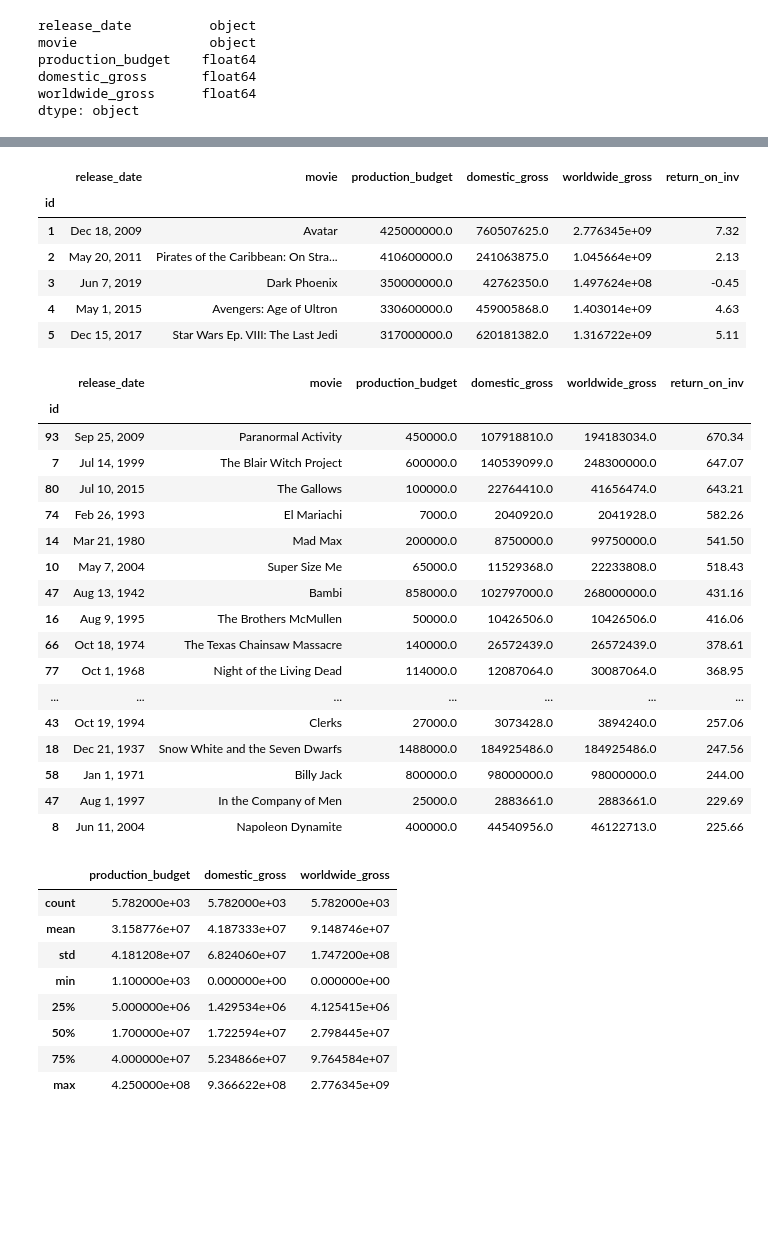
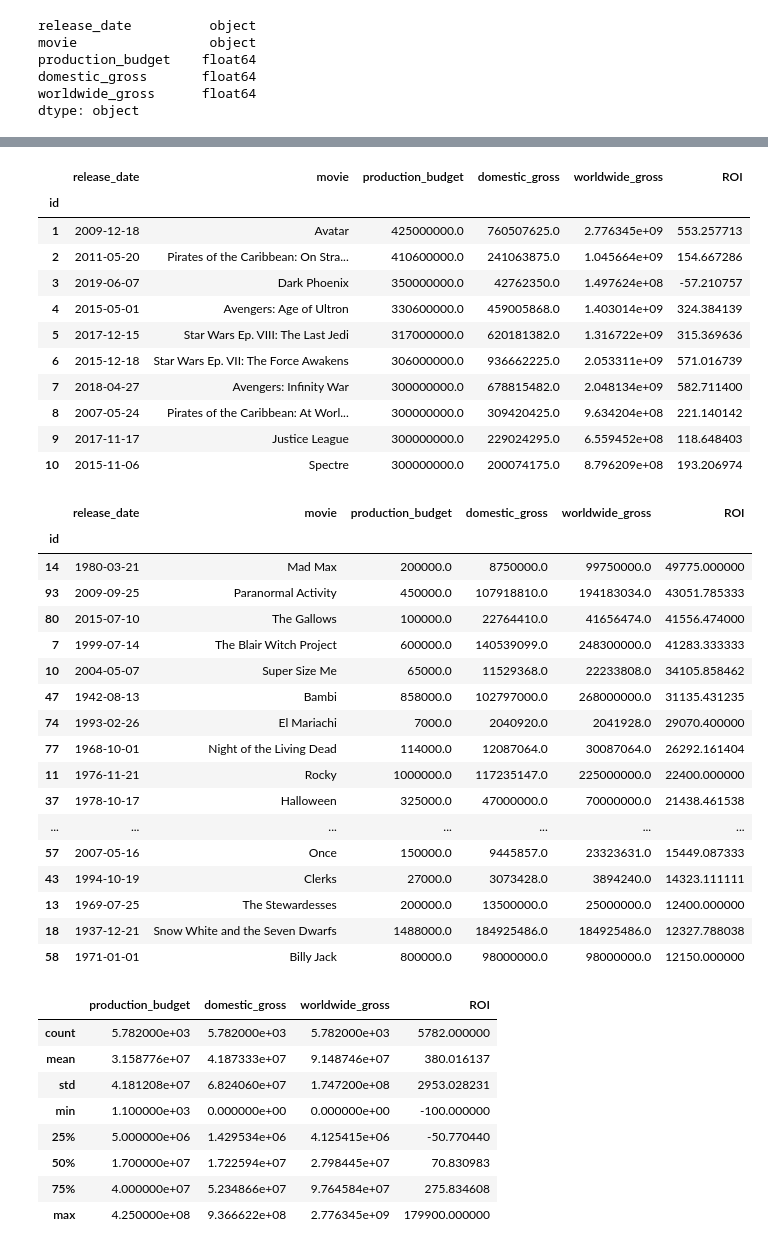
Before and after one commit to paulineKiarie/dsc-phase-1-project-v2-4, a Jupyter notebook: datasets/student.ipynb, the cells around one changed output, grey strips where cells are left out. Cells and saved outputs as stored; diff of their text form; code cells hidden in the pictures; blank space fills up the shorter version.

Commit message:
Pauline_ Project

```diff
--- a/datasets/student.ipynb
+++ b/datasets/student.ipynb
@@ -640,3 +679,6 @@ production_budget    float64
 domestic_gross       float64
 worldwide_gross      float64
 dtype: object
+# %%
+movie_budget['release_date'] = pd.to_datetime(movie_budget['release_date'])
+movie_budget.info()
@@ -659,4 +714 @@ movie_budget
 5782 rows × 5 columns
-# %%
-movie_budget = movie_budget.drop(['release_date'], axis = 1)
-movie_budget
@@ -678,2 +717,3 @@ movie_budget
 # %%
-movie_budget['return_on_inv'] = ((movie_budget['domestic_gross'] + movie_budget['worldwide_gross'] - movie_budget['production_budget']) / movie_budget['production_budget']).round(2)
+movie_budget['ROI'] = ((movie_budget['worldwide_gross'] - movie_budget['production_budget']) / movie_budget['production_budget']) * 100
+movie_budget.head()
@@ -680,45 +728,50 @@ movie_budget['return_on_inv'] = ((movie_budget['domestic_gross'] + movie_budget[
 # %%
-movie_budget.head(20)
+movie_budget.head(10)
 # %% [output]
-|  | release_date | movie | production_budget | domestic_gross | worldwide_gross | return_on_inv |
+|  | release_date | movie | production_budget | domestic_gross | worldwide_gross | ROI |
 | id |  |  |  |  |  |  |
-| 1 | Dec 18, 2009 | Avatar | 425000000.0 | 760507625.0 | 2.776345e+09 | 7.32 |
-| 2 | May 20, 2011 | Pirates of the Caribbean: On Stra... | 410600000.0 | 241063875.0 | 1.045664e+09 | 2.13 |
-| 3 | Jun 7, 2019 | Dark Phoenix | 350000000.0 | 42762350.0 | 1.497624e+08 | -0.45 |
-| 4 | May 1, 2015 | Avengers: Age of Ultron | 330600000.0 | 459005868.0 | 1.403014e+09 | 4.63 |
-| 5 | Dec 15, 2017 | Star Wars Ep. VIII: The Last Jedi | 317000000.0 | 620181382.0 | 1.316722e+09 | 5.11 |
+| 1 | 2009-12-18 | Avatar | 425000000.0 | 760507625.0 | 2.776345e+09 | 553.257713 |
+| 2 | 2011-05-20 | Pirates of the Caribbean: On Stra... | 410600000.0 | 241063875.0 | 1.045664e+09 | 154.667286 |
+| 3 | 2019-06-07 | Dark Phoenix | 350000000.0 | 42762350.0 | 1.497624e+08 | -57.210757 |
+| 4 | 2015-05-01 | Avengers: Age of Ultron | 330600000.0 | 459005868.0 | 1.403014e+09 | 324.384139 |
+| 5 | 2017-12-15 | Star Wars Ep. VIII: The Last Jedi | 317000000.0 | 620181382.0 | 1.316722e+09 | 315.369636 |
+| 6 | 2015-12-18 | Star Wars Ep. VII: The Force Awakens | 306000000.0 | 936662225.0 | 2.053311e+09 | 571.016739 |
+| 7 | 2018-04-27 | Avengers: Infinity War | 300000000.0 | 678815482.0 | 2.048134e+09 | 582.711400 |
+| 8 | 2007-05-24 | Pirates of the Caribbean: At Worl... | 300000000.0 | 309420425.0 | 9.634204e+08 | 221.140142 |
+| 9 | 2017-11-17 | Justice League | 300000000.0 | 229024295.0 | 6.559452e+08 | 118.648403 |
+| 10 | 2015-11-06 | Spectre | 300000000.0 | 200074175.0 | 8.796209e+08 | 193.206974 |
 # %%
-movie_budget_sample = movie_budget.sort_values(by = 'return_on_inv', ascending= False).head(20).iloc[1:20]
+movie_budget_sample = movie_budget.sort_values(by = 'ROI', ascending= False).head(20).iloc[1:20]
 movie_budget_sample
 # %% [output]
-|  | release_date | movie | production_budget | domestic_gross | worldwide_gross | return_on_inv |
+|  | release_date | movie | production_budget | domestic_gross | worldwide_gross | ROI |
 | id |  |  |  |  |  |  |
-| 93 | Sep 25, 2009 | Paranormal Activity | 450000.0 | 107918810.0 | 194183034.0 | 670.34 |
-| 7 | Jul 14, 1999 | The Blair Witch Project | 600000.0 | 140539099.0 | 248300000.0 | 647.07 |
-| 80 | Jul 10, 2015 | The Gallows | 100000.0 | 22764410.0 | 41656474.0 | 643.21 |
-| 74 | Feb 26, 1993 | El Mariachi | 7000.0 | 2040920.0 | 2041928.0 | 582.26 |
-| 14 | Mar 21, 1980 | Mad Max | 200000.0 | 8750000.0 | 99750000.0 | 541.50 |
-| 10 | May 7, 2004 | Super Size Me | 65000.0 | 11529368.0 | 22233808.0 | 518.43 |
-| 47 | Aug 13, 1942 | Bambi | 858000.0 | 102797000.0 | 268000000.0 | 431.16 |
-| 16 | Aug 9, 1995 | The Brothers McMullen | 50000.0 | 10426506.0 | 10426506.0 | 416.06 |
-| 66 | Oct 18, 1974 | The Texas Chainsaw Massacre | 140000.0 | 26572439.0 | 26572439.0 | 378.61 |
-| 77 | Oct 1, 1968 | Night of the Living Dead | 114000.0 | 12087064.0 | 30087064.0 | 368.95 |
+| 14 | 1980-03-21 | Mad Max | 200000.0 | 8750000.0 | 99750000.0 | 49775.000000 |
+| 93 | 2009-09-25 | Paranormal Activity | 450000.0 | 107918810.0 | 194183034.0 | 43051.785333 |
+| 80 | 2015-07-10 | The Gallows | 100000.0 | 22764410.0 | 41656474.0 | 41556.474000 |
+| 7 | 1999-07-14 | The Blair Witch Project | 600000.0 | 140539099.0 | 248300000.0 | 41283.333333 |
+| 10 | 2004-05-07 | Super Size Me | 65000.0 | 11529368.0 | 22233808.0 | 34105.858462 |
+| 47 | 1942-08-13 | Bambi | 858000.0 | 102797000.0 | 268000000.0 | 31135.431235 |
+| 74 | 1993-02-26 | El Mariachi | 7000.0 | 2040920.0 | 2041928.0 | 29070.400000 |
+| 77 | 1968-10-01 | Night of the Living Dead | 114000.0 | 12087064.0 | 30087064.0 | 26292.161404 |
+| 11 | 1976-11-21 | Rocky | 1000000.0 | 117235147.0 | 225000000.0 | 22400.000000 |
+| 37 | 1978-10-17 | Halloween | 325000.0 | 47000000.0 | 70000000.0 | 21438.461538 |
 | ... | ... | ... | ... | ... | ... | ... |
-| 43 | Oct 19, 1994 | Clerks | 27000.0 | 3073428.0 | 3894240.0 | 257.06 |
-| 18 | Dec 21, 1937 | Snow White and the Seven Dwarfs | 1488000.0 | 184925486.0 | 184925486.0 | 247.56 |
-| 58 | Jan 1, 1971 | Billy Jack | 800000.0 | 98000000.0 | 98000000.0 | 244.00 |
-| 47 | Aug 1, 1997 | In the Company of Men | 25000.0 | 2883661.0 | 2883661.0 | 229.69 |
-| 8 | Jun 11, 2004 | Napoleon Dynamite | 400000.0 | 44540956.0 | 46122713.0 | 225.66 |
+| 57 | 2007-05-16 | Once | 150000.0 | 9445857.0 | 23323631.0 | 15449.087333 |
+| 43 | 1994-10-19 | Clerks | 27000.0 | 3073428.0 | 3894240.0 | 14323.111111 |
+| 13 | 1969-07-25 | The Stewardesses | 200000.0 | 13500000.0 | 25000000.0 | 12400.000000 |
+| 18 | 1937-12-21 | Snow White and the Seven Dwarfs | 1488000.0 | 184925486.0 | 184925486.0 | 12327.788038 |
+| 58 | 1971-01-01 | Billy Jack | 800000.0 | 98000000.0 | 98000000.0 | 12150.000000 |
 # %%
 #summary statistics
 movie_budget.describe()
 # %% [output]
-|  | production_budget | domestic_gross | worldwide_gross |
-| count | 5.782000e+03 | 5.782000e+03 | 5.782000e+03 |
-| mean | 3.158776e+07 | 4.187333e+07 | 9.148746e+07 |
-| std | 4.181208e+07 | 6.824060e+07 | 1.747200e+08 |
-| min | 1.100000e+03 | 0.000000e+00 | 0.000000e+00 |
-| 25% | 5.000000e+06 | 1.429534e+06 | 4.125415e+06 |
-| 50% | 1.700000e+07 | 1.722594e+07 | 2.798445e+07 |
-| 75% | 4.000000e+07 | 5.234866e+07 | 9.764584e+07 |
-| max | 4.250000e+08 | 9.366622e+08 | 2.776345e+09 |
+|  | production_budget | domestic_gross | worldwide_gross | ROI |
+| count | 5.782000e+03 | 5.782000e+03 | 5.782000e+03 | 5782.000000 |
+| mean | 3.158776e+07 | 4.187333e+07 | 9.148746e+07 | 380.016137 |
+| std | 4.181208e+07 | 6.824060e+07 | 1.747200e+08 | 2953.028231 |
+| min | 1.100000e+03 | 0.000000e+00 | 0.000000e+00 | -100.000000 |
+| 25% | 5.000000e+06 | 1.429534e+06 | 4.125415e+06 | -50.770440 |
+| 50% | 1.700000e+07 | 1.722594e+07 | 2.798445e+07 | 70.830983 |
+| 75% | 4.000000e+07 | 5.234866e+07 | 9.764584e+07 | 275.834608 |
+| max | 4.250000e+08 | 9.366622e+08 | 2.776345e+09 | 179900.000000 |
```
Also changed, not shown: parts of 83 cells of this notebook, 1 other file.
